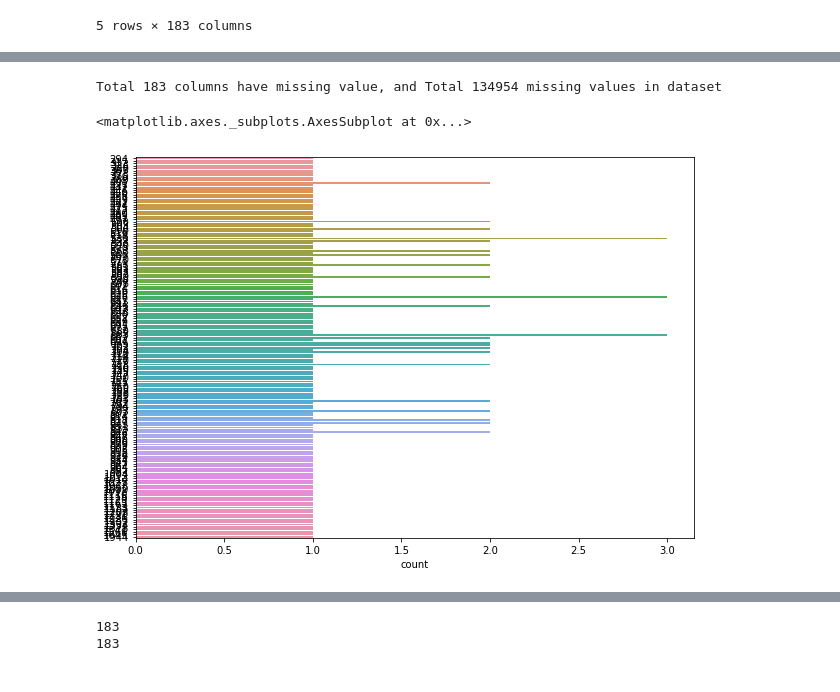
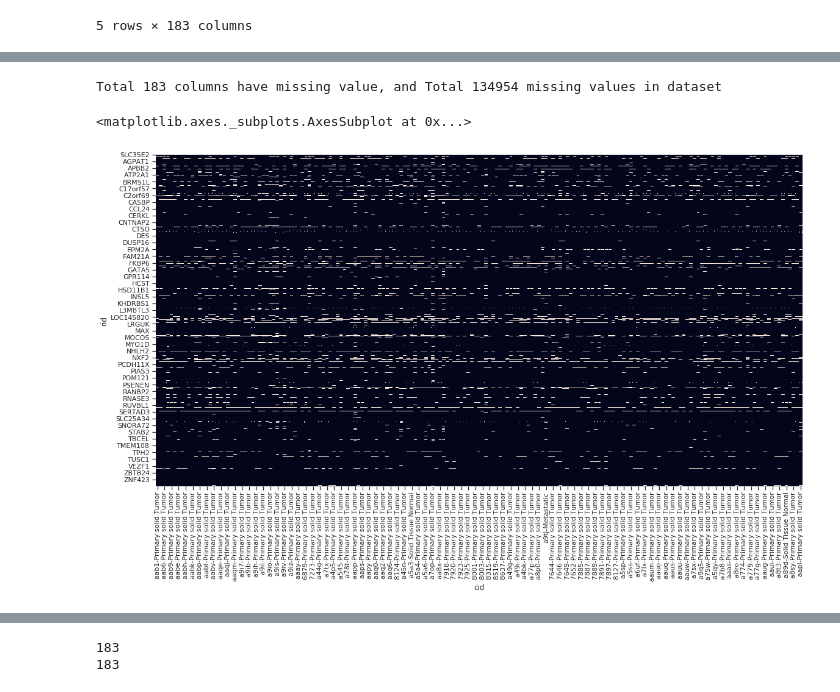
Before and after one commit to kaish114/Elucidata-Assignment-Internship, a Jupyter notebook: Elucidata_Assignment.ipynb, the cells around one changed output, grey strips where cells are left out. Drawn from its saved outputs; the diff is of its cells as text; code cells hidden in the pictures.

```diff
--- a/Elucidata_Assignment.ipynb
+++ b/Elucidata_Assignment.ipynb
@@ -635,12 +689,12 @@ my_data.head()
 # %%
-# Number of missing values in each column of my data
-missing_val_count_by_column = (my_data.isnull().sum())
+# Number of missing values in each column of data_matrix
+missing_val_count_by_column = (data_matrix.isnull().sum())
 missing_val_count_by_col = missing_val_count_by_column[missing_val_count_by_column > 0].sort_values(ascending=False)
 print(f"Total {len(missing_val_count_by_col)} columns have missing value, and",
-      f"Total {my_data.isnull().sum().sum()} missing values in dataset")
-plt.figure(figsize=(10, 7))
-sns.countplot(data=missing_val_count_by_col, y= missing_val_count_by_col )
+      f"Total {data_matrix.isnull().sum().sum()} missing values in dataset")
+plt.figure(figsize=(19, 10))
+sns.heatmap(data_matrix.isnull(), cbar=False)
 # %% [output]
 Total 183 columns have missing value, and Total 134954 missing values in dataset
 <matplotlib.axes._subplots.AxesSubplot at 0x...>
-[figure, old version]
+[figure, new version]
```
Also changed, not shown: parts of 23 cells of this notebook.
